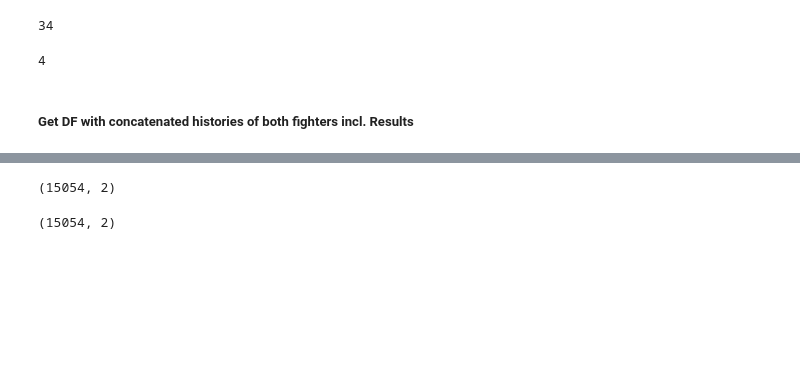
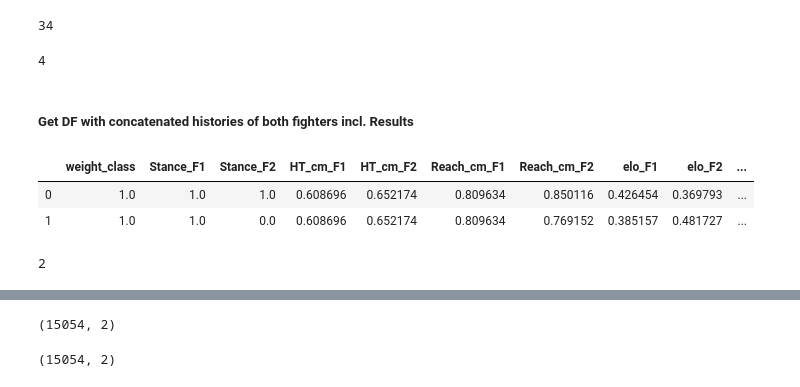
Before and after one commit to JasperLS/UFC_Fight_Predictions, a Jupyter notebook: modelling/ufc_lstm_modelling.ipynb, the cells around one changed output, grey strips where cells are left out. Saved outputs shown, nothing was run; the diff lists cells and outputs as text; code cells hidden in the pictures; blank space fills up the shorter version.

```diff
--- a/modelling/ufc_lstm_modelling.ipynb
+++ b/modelling/ufc_lstm_modelling.ipynb
@@ -187,3 +202,14 @@ def padding(combi,max_shape):
             combi = combi.append(pd.Series(), ignore_index=True)
 
     return combi.iloc[::-1].reset_index().drop('index',axis =1).fillna(0)
+# %%
+store = pd.DataFrame(columns=['MID','Result','result_str','method','Fighter_1','Fighter_2'])
+x1,val = tot_history(X_train,X_train.loc[600,'FID_F1'],X_train.loc[600,'Date'],ivs)
+# %%
+x1
+val
+# %% [output]
+|  | weight_class | Stance_F1 | Stance_F2 | HT_cm_F1 | HT_cm_F2 | Reach_cm_F1 | Reach_cm_F2 | elo_F1 | elo_F2 | ... |
+| 0 | 1.0 | 1.0 | 1.0 | 0.608696 | 0.652174 | 0.809634 | 0.850116 | 0.426454 | 0.369793 | ... |
+| 1 | 1.0 | 1.0 | 0.0 | 0.608696 | 0.652174 | 0.809634 | 0.769152 | 0.385157 | 0.481727 | ... |
+2
```
Also changed, not shown: parts of 8 cells of this notebook.
